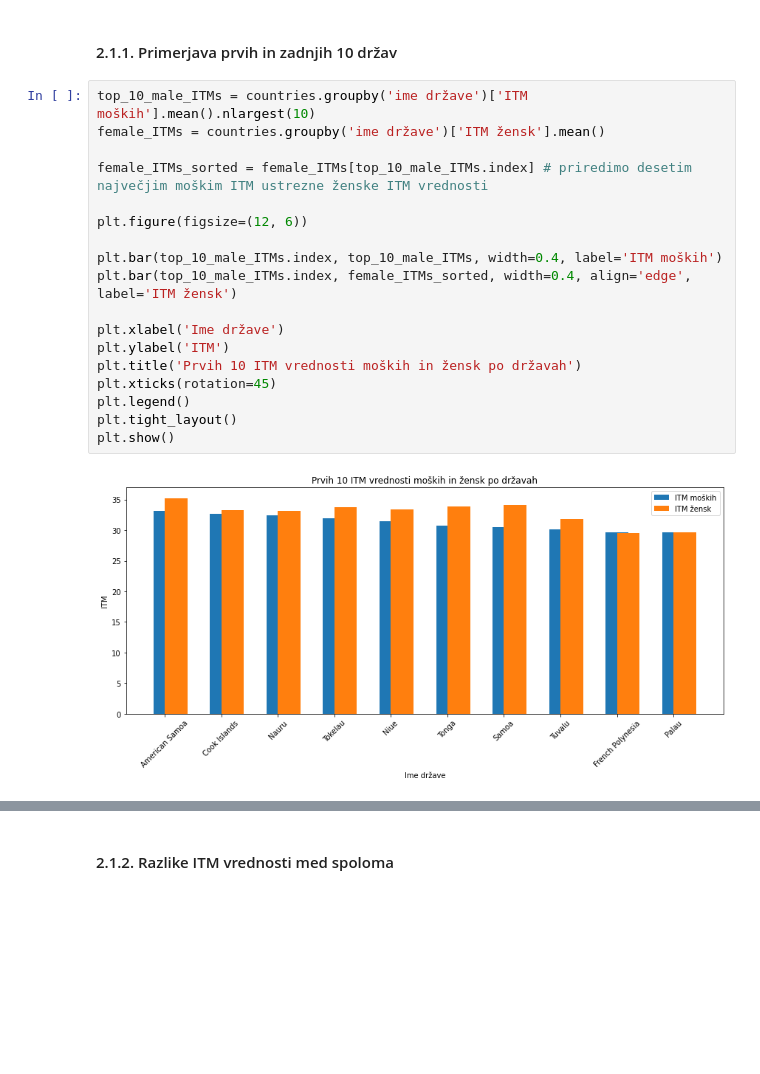
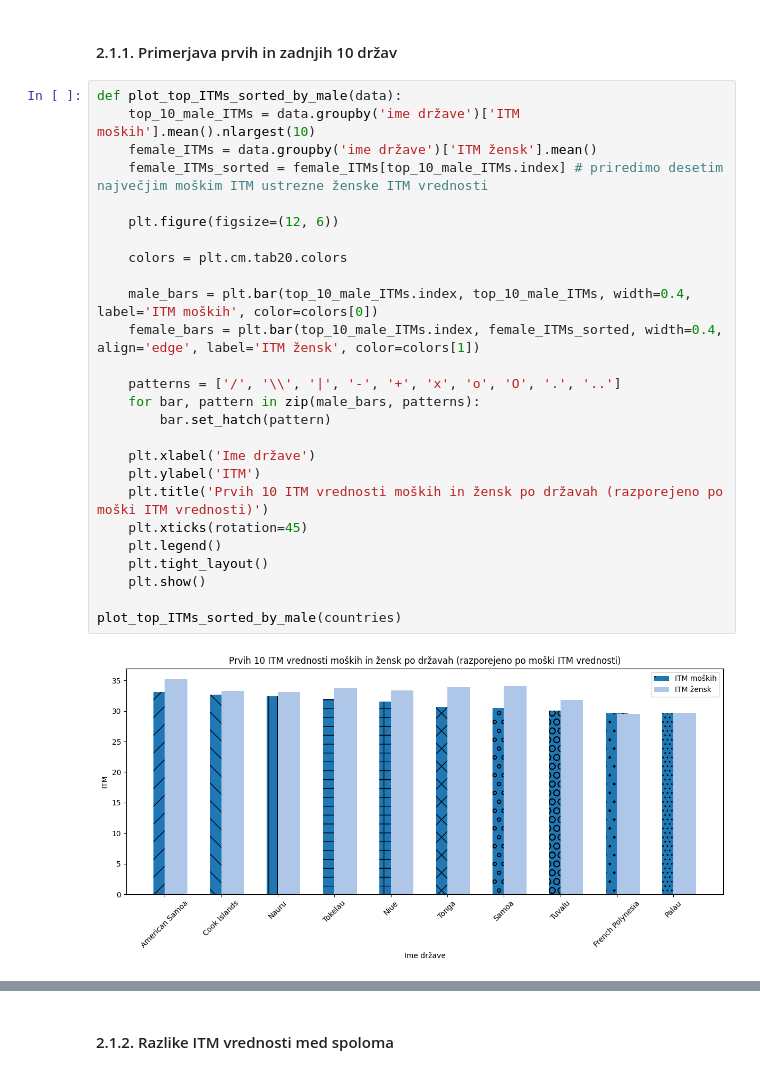
Before and after one commit to AmandaBabic/ProjektnaNaloga, a Jupyter notebook: AnaliziranjePodatkov_ITM.ipynb, the cells around one changed output, grey strips where cells are left out. Drawn from its saved outputs; the diff is of its cells as text; blank space fills up the shorter version.

```diff
--- a/AnaliziranjePodatkov_ITM.ipynb
+++ b/AnaliziranjePodatkov_ITM.ipynb
@@ -391,23 +401,31 @@ Name: ITM žensk, Length: 22, dtype: float64
 # %% [markdown]
 #### 2.1.1. Primerjava prvih in zadnjih 10 držav
 # %%
-top_10_male_ITMs = countries.groupby('ime države')['ITM moških'].mean().nlargest(10)
-female_ITMs = countries.groupby('ime države')['ITM žensk'].mean()
+def plot_top_ITMs_sorted_by_male(data):
+    top_10_male_ITMs = data.groupby('ime države')['ITM moških'].mean().nlargest(10)
+    female_ITMs = data.groupby('ime države')['ITM žensk'].mean()
+    female_ITMs_sorted = female_ITMs[top_10_male_ITMs.index] # priredimo desetim največjim moškim ITM ustrezne ženske ITM vrednosti
 
-female_ITMs_sorted = female_ITMs[top_10_male_ITMs.index] # priredimo desetim največjim moškim ITM ustrezne ženske ITM vrednosti
+    plt.figure(figsize=(12, 6))
 
-plt.figure(figsize=(12, 6))
+    colors = plt.cm.tab20.colors
 
-plt.bar(top_10_male_ITMs.index, top_10_male_ITMs, width=0.4, label='ITM moških')
-plt.bar(top_10_male_ITMs.index, female_ITMs_sorted, width=0.4, align='edge', label='ITM žensk')
+    male_bars = plt.bar(top_10_male_ITMs.index, top_10_male_ITMs, width=0.4, label='ITM moških', color=colors[0])
+    female_bars = plt.bar(top_10_male_ITMs.index, female_ITMs_sorted, width=0.4, align='edge', label='ITM žensk', color=colors[1])
 
-plt.xlabel('Ime države')
-plt.ylabel('ITM')
-plt.title('Prvih 10 ITM vrednosti moških in žensk po državah')
-plt.xticks(rotation=45)
-plt.legend()
-plt.tight_layout()
-plt.show()
+    patterns = ['/', '\\', '|', '-', '+', 'x', 'o', 'O', '.', '..']
+    for bar, pattern in zip(male_bars, patterns):
+        bar.set_hatch(pattern)
+
+    plt.xlabel('Ime države')
+    plt.ylabel('ITM')
+    plt.title('Prvih 10 ITM vrednosti moških in žensk po državah (razporejeno po moški ITM vrednosti)')
+    plt.xticks(rotation=45)
+    plt.legend()
+    plt.tight_layout()
+    plt.show()
+
+plot_top_ITMs_sorted_by_male(countries)
 # %% [output]
-[figure, old version]
+[figure, new version]
 # %%
```
Also changed, not shown: parts of 45 cells of this notebook, 5 other files.
